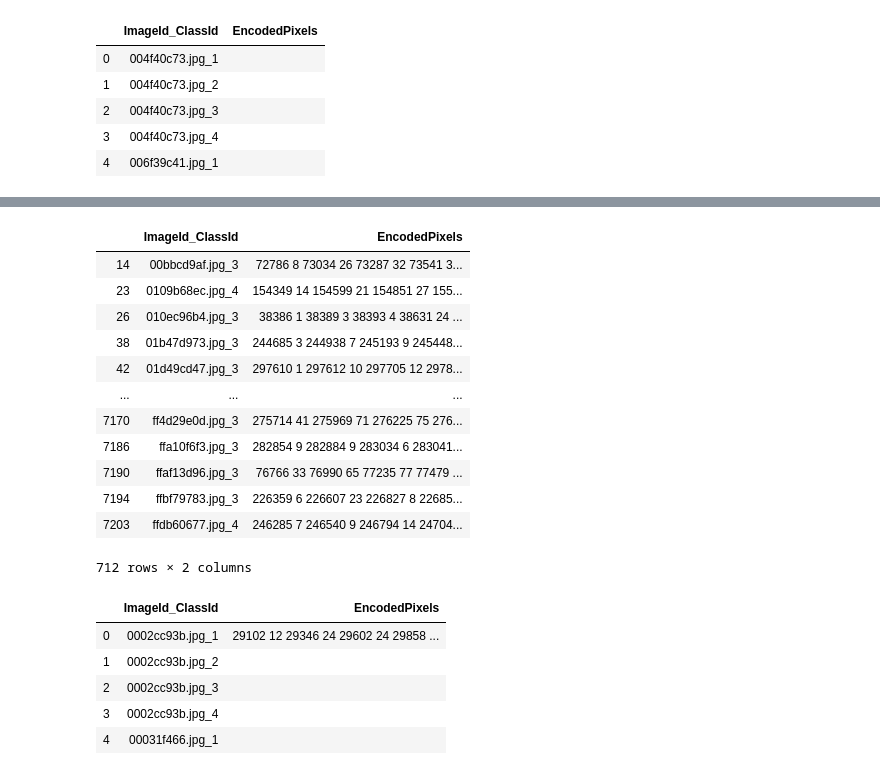
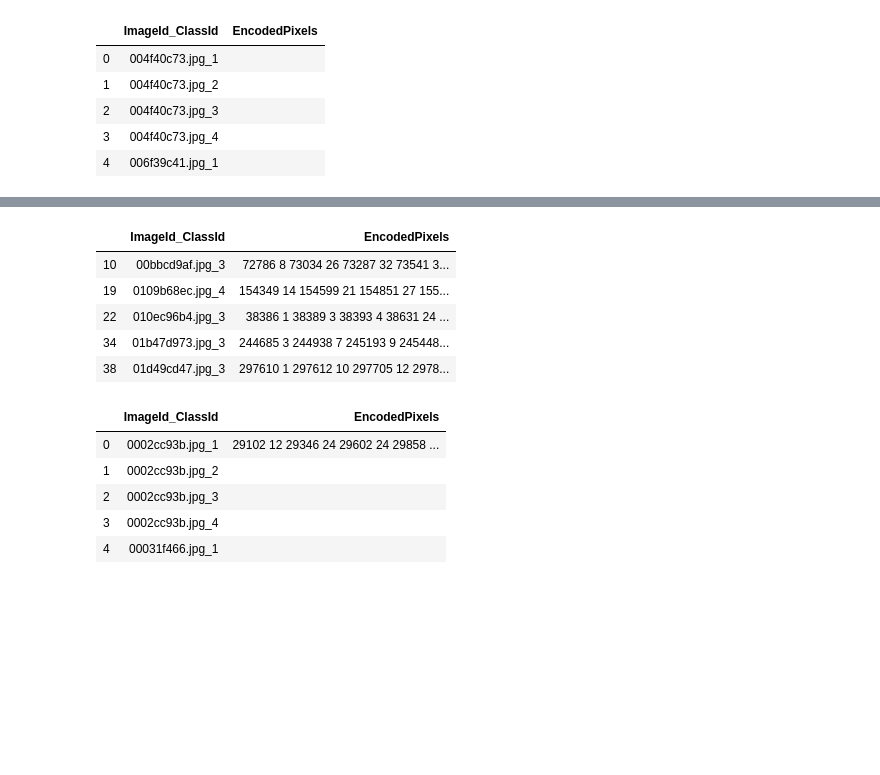
Before and after one commit to CozyDoomer/steel-defect-detection, a Jupyter notebook: create_pseudolabels.ipynb, the cells around one changed output, grey strips where cells are left out. Cells and saved outputs as stored; diff of their text form; code cells hidden in the pictures; blank space fills up the shorter version.

Commit message:
fixed pseudolabeling from segmentation predictions

```diff
--- a/create_pseudolabels.ipynb
+++ b/create_pseudolabels.ipynb
@@ -164,0 +175,4 @@ df_segmentation_test = df_segmentation_test_confidence[df_segmentation_test_conf
+# %%
+seg_test_list_filtered = removeElements(seg_test_list, 4)
+
+len(seg_test_list_filtered)
@@ -165,4 +181,7 @@ df_segmentation_test = df_segmentation_test_confidence[df_segmentation_test_conf
+# %%
+df_segmentation_test = \
+    df_segmentation_test[df_segmentation_test.ImageId_ClassId.apply(lambda x: x[:-2]).isin(seg_test_list_filtered)]
 # %%
-df_segmentation_test = df_segmentation_test_confidence.reset_index(drop=True)
+df_segmentation_test = df_segmentation_test.reset_index(drop=True)
 # %%
 df_segmentation_test.to_csv('data/confident_segmentation.csv', index=False)
@@ -173,11 +196,15 @@ for ind, row in df_segmentation_test.iterrows():
     class_id = row.ImageId_ClassId
     rle = df_segmentation_test.loc[df_segmentation_test.ImageId_ClassId == class_id].EncodedPixels.values
 
-    if row['MaxConfidence'] > 0.50 and len(rle) > 0:
+    if row['MaxConfidence'] > 0.80 and len(rle) > 0:
         rle = rle[0]
+        count+=1
     else:
         rle = ''
+
     pseudolabel.append({
         'ImageId_ClassId': class_id,
         'EncodedPixels': rle,
     })
+
+len(pseudolabel)
@@ -199,19 +228,12 @@ len(df_pseudolabel_test), len(df_train)
 # %%
-df_pseudolabel_test[df_pseudolabel_test.EncodedPixels != '']
+df_pseudolabel_test[df_pseudolabel_test.EncodedPixels != ''].head()
 # %% [output]
 |  | ImageId_ClassId | EncodedPixels |
-| 14 | 00bbcd9af.jpg_3 | 72786 8 73034 26 73287 32 73541 3... |
-| 23 | 0109b68ec.jpg_4 | 154349 14 154599 21 154851 27 155... |
-| 26 | 010ec96b4.jpg_3 | 38386 1 38389 3 38393 4 38631 24 ... |
-| 38 | 01b47d973.jpg_3 | 244685 3 244938 7 245193 9 245448... |
-| 42 | 01d49cd47.jpg_3 | 297610 1 297612 10 297705 12 2978... |
-| ... | ... | ... |
-| 7170 | ff4d29e0d.jpg_3 | 275714 41 275969 71 276225 75 276... |
-| 7186 | ffa10f6f3.jpg_3 | 282854 9 282884 9 283034 6 283041... |
-| 7190 | ffaf13d96.jpg_3 | 76766 33 76990 65 77235 77 77479 ... |
-| 7194 | ffbf79783.jpg_3 | 226359 6 226607 23 226827 8 22685... |
-| 7203 | ffdb60677.jpg_4 | 246285 7 246540 9 246794 14 24704... |
+| 10 | 00bbcd9af.jpg_3 | 72786 8 73034 26 73287 32 73541 3... |
+| 19 | 0109b68ec.jpg_4 | 154349 14 154599 21 154851 27 155... |
+| 22 | 010ec96b4.jpg_3 | 38386 1 38389 3 38393 4 38631 24 ... |
+| 34 | 01b47d973.jpg_3 | 244685 3 244938 7 245193 9 245448... |
+| 38 | 01d49cd47.jpg_3 | 297610 1 297612 10 297705 12 2978... |
-712 rows × 2 columns
 # %%
 df_pseudo_train = df_train.append(df_pseudolabel_test, ignore_index=True)
 # %%
```
Also changed, not shown: parts of 23 cells of this notebook.
